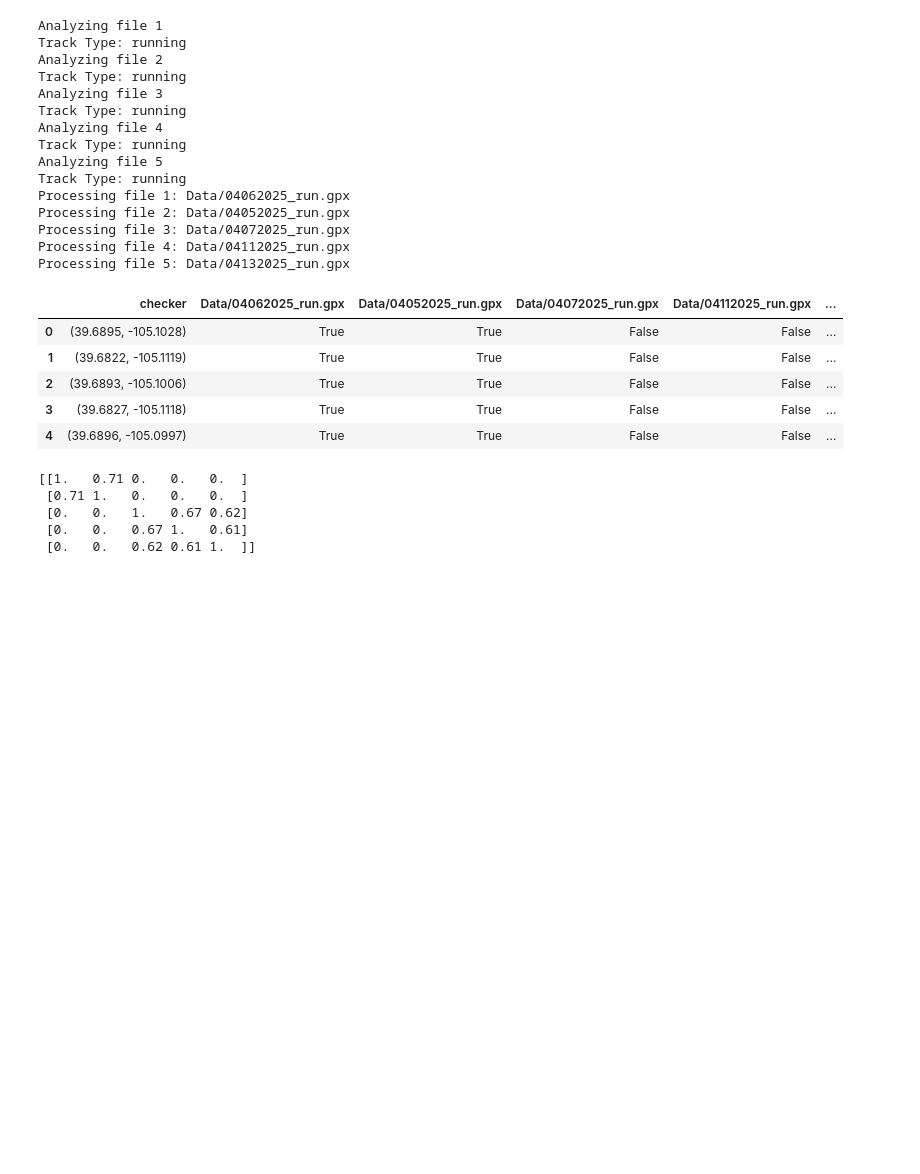
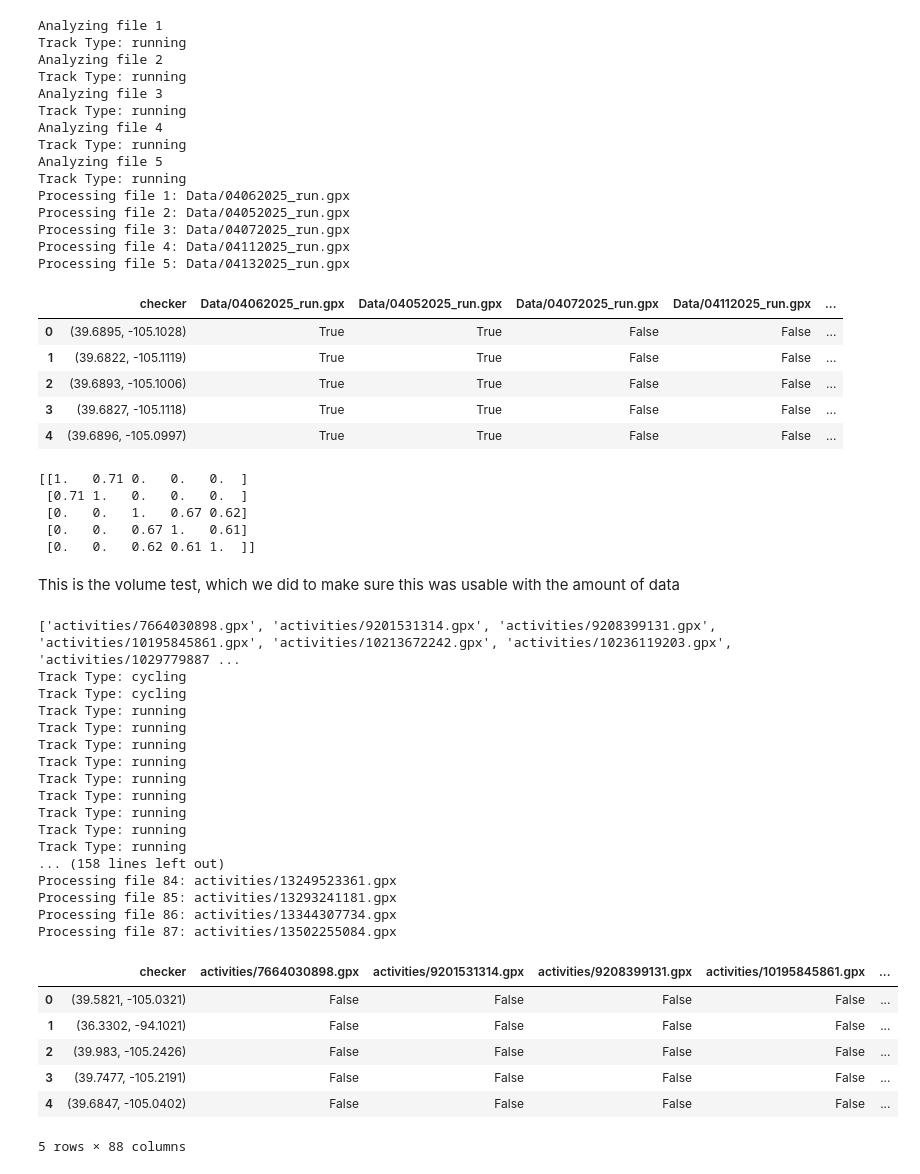
Before and after one commit to Liz2107/CSCI4022_FinalProject, a Jupyter notebook: minhashin.ipynb, the cells around one changed output. Drawn from its saved outputs; the diff is of its cells as text; code cells hidden in the pictures; blank space fills up the shorter version.

```diff
--- a/minhashin.ipynb
+++ b/minhashin.ipynb
@@ -112,3 +120,64 @@ print(similarities)
  [0.   0.   1.   0.67 0.62]
  [0.   0.   0.67 1.   0.61]
  [0.   0.   0.62 0.61 1.  ]]
+# %% [markdown]
+This is the volume test, which we did to make sure this was usable with the amount of data
+# %%
+activities = pd.read_csv('Data/activities.csv', delimiter = ',')
+files = activities['Filename'].tolist()[:-1]
+filenames = []
+
+#a bit annoying to get out the files, just use these
+for f in files:
+    if not isinstance(f, float): #some values aren't numeric, some have nan issues
+        if f[-3:] == 'gpx':
+            filenames.append(f)
+print(filenames)
+for i, file in enumerate(filenames[1::]):
+    s = 'Data/' + file
+    # print(i)
+    curr_coords = get_loc_set(s)
+    coords_list.append(curr_coords)
+
+#same as before
+all_coords = set()
+for s in coords_list:
+    all_coords = all_coords | s
+
+s0 = pd.Series(list(all_coords))
+result_dict = {'checker': s0}
+
+for i, shingle_set in enumerate(coords_list):
+    if (i < 87): #general cutoff to make sure it doesn't take too long, can modify
+        print(f"Processing file {i+1}: {filenames[i]}")
+        column_name = filenames[i]
+
+        result_dict[column_name] = s0.isin(list(shingle_set))
+
+df = pd.DataFrame(result_dict)
+df.head()
+# %% [output]
+['activities/7664030898.gpx', 'activities/9201531314.gpx', 'activities/9208399131.gpx', 'activities/10195845861.gpx', 'activities/10213672242.gpx', 'activities/10236119203.gpx', 'activities/1029779887 ...
+Track Type: cycling
+Track Type: cycling
+Track Type: running
+Track Type: running
+Track Type: running
+Track Type: running
+Track Type: running
+Track Type: running
+Track Type: running
+Track Type: running
+Track Type: running
+... (158 lines left out)
+Processing file 84: activities/13249523361.gpx
+Processing file 85: activities/13293241181.gpx
+Processing file 86: activities/13344307734.gpx
+Processing file 87: activities/13502255084.gpx
+|  | checker | activities/7664030898.gpx | activities/9201531314.gpx | activities/9208399131.gpx | activities/10195845861.gpx | ... |
+| 0 | (39.5821, -105.0321) | False | False | False | False | ... |
+| 1 | (36.3302, -94.1021) | False | False | False | False | ... |
+| 2 | (39.983, -105.2426) | False | False | False | False | ... |
+| 3 | (39.7477, -105.2191) | False | False | False | False | ... |
+| 4 | (39.6847, -105.0402) | False | False | False | False | ... |
+5 rows × 88 columns
```
Also changed, not shown: parts of 3 cells of this notebook, 3 other files.
